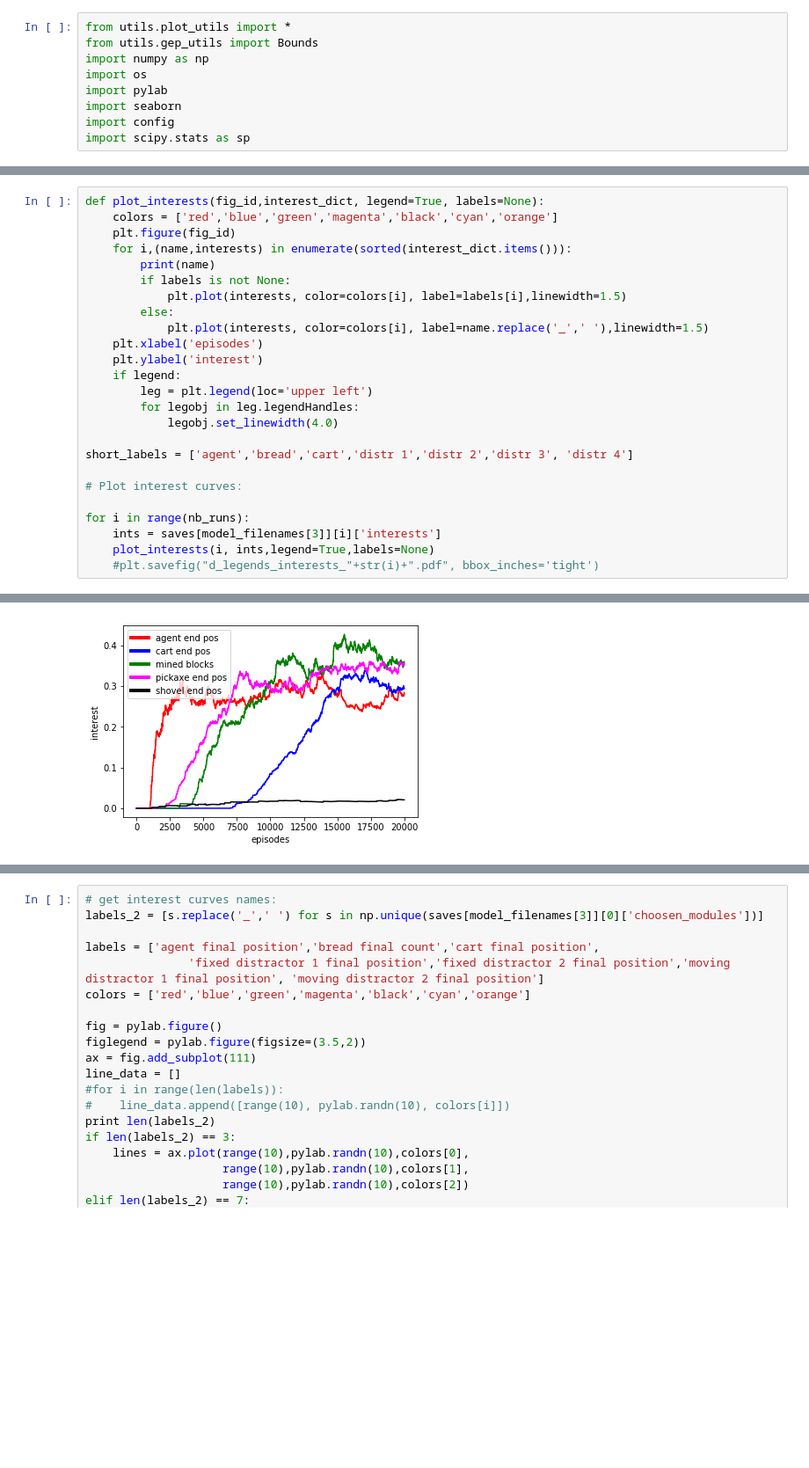
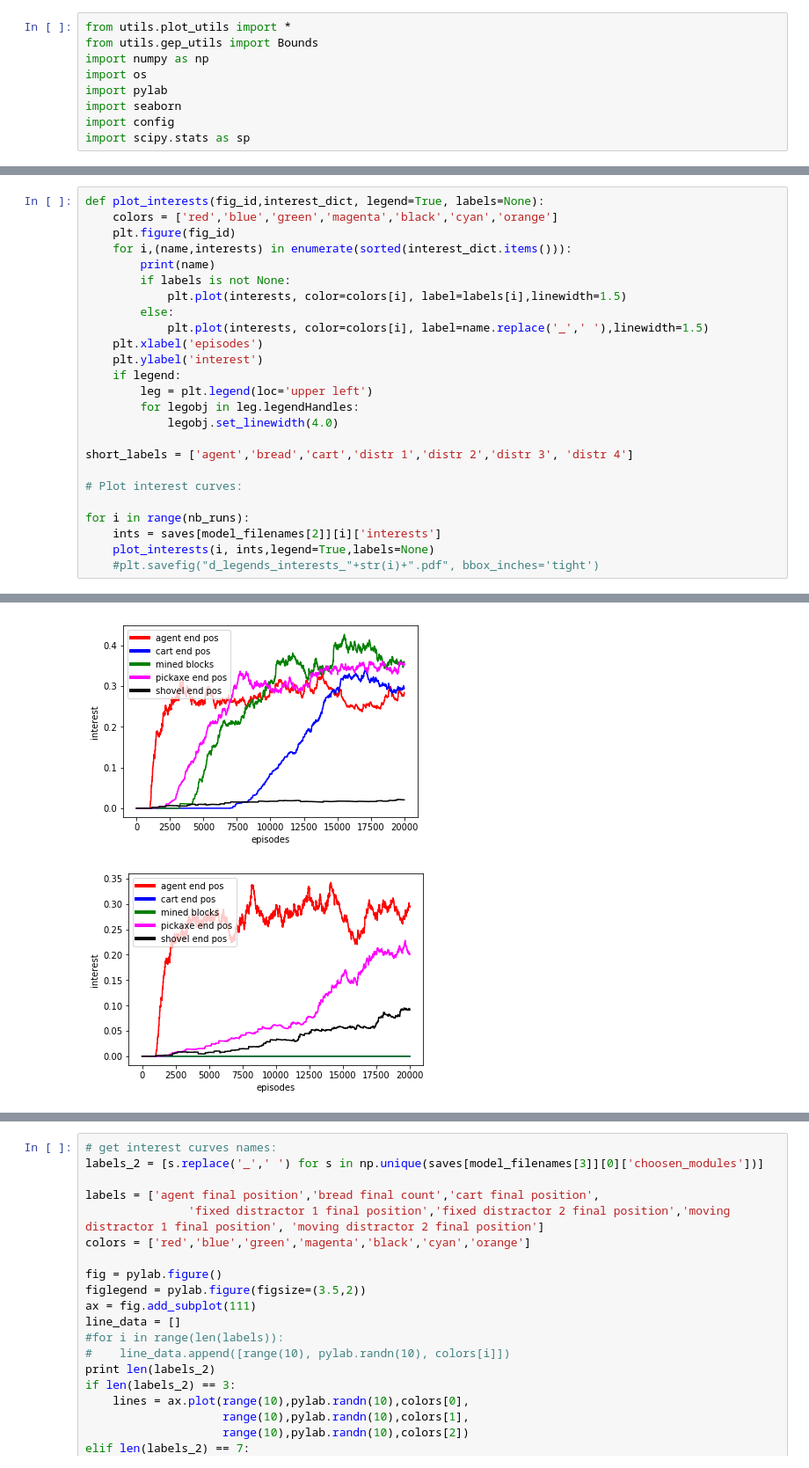
Before and after one commit to rPortelas/malmo_mountain_cart, a Jupyter notebook: data_visualization_emmc.ipynb, the cells around one changed output, grey strips where cells are left out. Shown at 88% size. Saved outputs shown, nothing was run; the diff lists cells and outputs as text; blank space fills up the shorter version.

```diff
--- a/data_visualization_emmc.ipynb
+++ b/data_visualization_emmc.ipynb
@@ -376,7 +370,7 @@ short_labels = ['agent','bread','cart','distr 1','distr 2','distr 3', 'distr 4']
 # Plot interest curves:
 
 for i in range(nb_runs):
-    ints = saves[model_filenames[3]][i]['interests']
+    ints = saves[model_filenames[2]][i]['interests']
     plot_interests(i, ints,legend=True,labels=None)
     #plt.savefig("d_legends_interests_"+str(i)+".pdf", bbox_inches='tight')
 # %% [output]
@@ -393,2 +394,3 @@ shovel_end_pos
 [figure]
 [figure]
+[figure, added]
```
Also changed, not shown: parts of 6 cells of this notebook, 4 other files.
